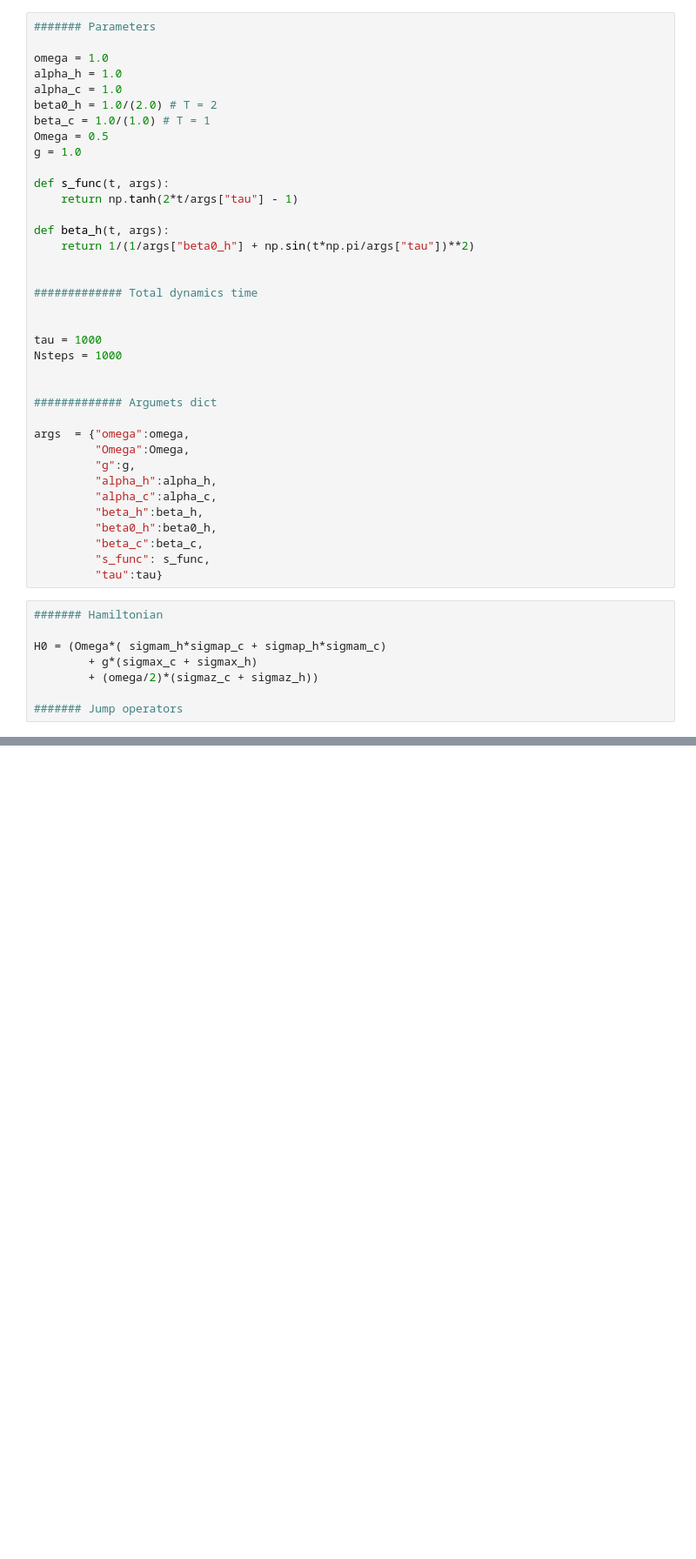
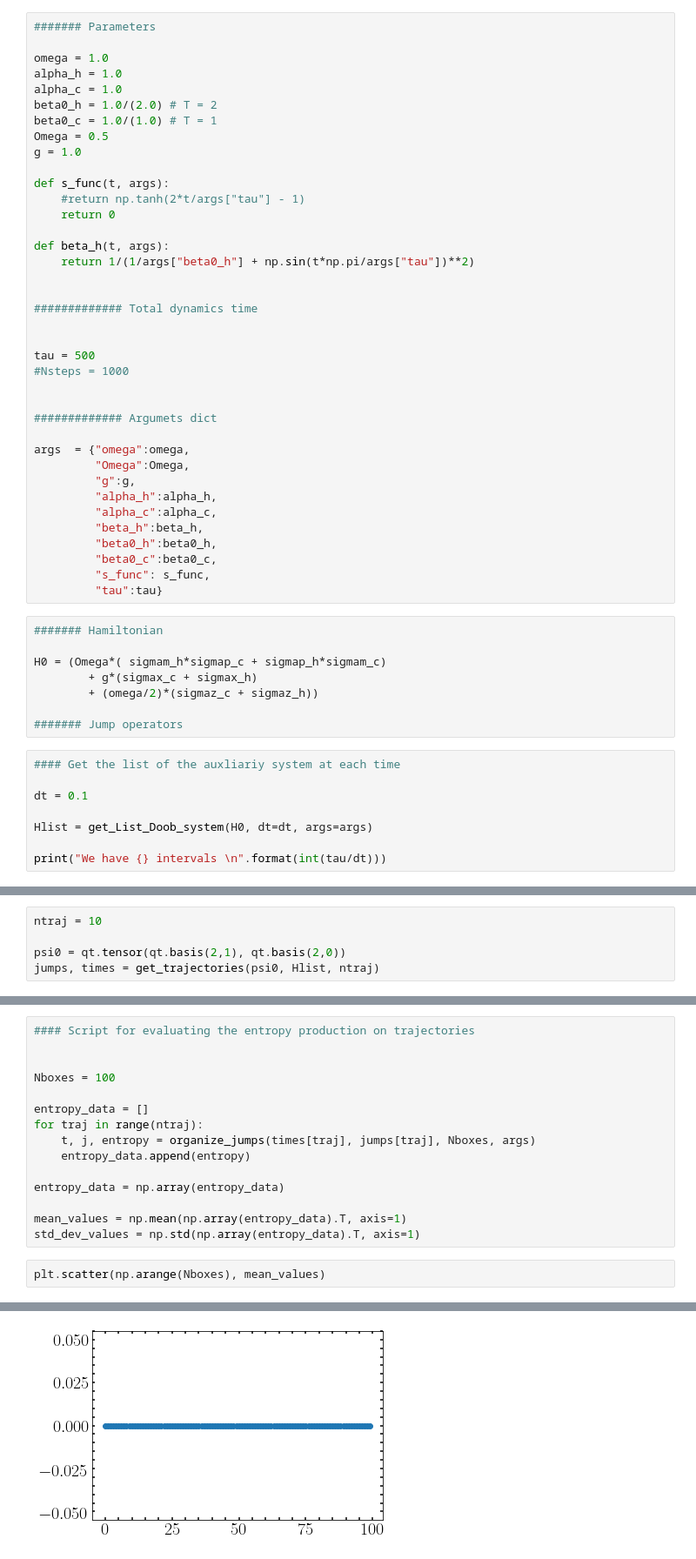
Before and after one commit to PauloJPS/2024-large-deviation-full-counting-statistics-in-adiabatic-open-quantum-dynamics, a Jupyter notebook: Codes/Adiabatic_Doob_trajectories.ipynb, the cells around one changed output, grey strips where cells are left out. Shown at 87% size. Cells and saved outputs as stored; diff of their text form; blank space fills up the shorter version.

```diff
--- a/Codes/Adiabatic_Doob_trajectories.ipynb
+++ b/Codes/Adiabatic_Doob_trajectories.ipynb
@@ -439,12 +529,13 @@ omega = 1.0
 alpha_h = 1.0
 alpha_c = 1.0
 beta0_h = 1.0/(2.0) # T = 2
-beta_c = 1.0/(1.0) # T = 1
+beta0_c = 1.0/(1.0) # T = 1
 Omega = 0.5
 g = 1.0
 
 def s_func(t, args):
-    return np.tanh(2*t/args["tau"] - 1)
+    #return np.tanh(2*t/args["tau"] - 1)
+    return 0
 
 def beta_h(t, args):
     return 1/(1/args["beta0_h"] + np.sin(t*np.pi/args["tau"])**2)
@@ -453,8 +544,8 @@ def beta_h(t, args):
 ############# Total dynamics time
 
 
-tau = 1000
-Nsteps = 1000
+tau = 500
+#Nsteps = 1000
 
 
 ############# Argumets dict
@@ -466,7 +557,7 @@ args  = {"omega":omega,
          "alpha_c":alpha_c,
          "beta_h":beta_h,
          "beta0_h":beta0_h,
-         "beta_c":beta_c,
+         "beta0_c":beta0_c,
          "s_func": s_func,
          "tau":tau}
 # %%
@@ -477,3 +568,11 @@ H0 = (Omega*( sigmam_h*sigmap_c + sigmap_h*sigmam_c)
         + (omega/2)*(sigmaz_c + sigmaz_h))
 
 ####### Jump operators
+# %%
+#### Get the list of the auxliariy system at each time
+
+dt = 0.1
+
+Hlist = get_List_Doob_system(H0, dt=dt, args=args)
+
+print("We have {} intervals \n".format(int(tau/dt)))
@@ -479,0 +597,5 @@ H0 = (Omega*( sigmam_h*sigmap_c + sigmap_h*sigmam_c)
+# %%
+ntraj = 10
+
+psi0 = qt.tensor(qt.basis(2,1), qt.basis(2,0))
+jumps, times = get_trajectories(psi0, Hlist, ntraj)
@@ -479,0 +620,18 @@ H0 = (Omega*( sigmam_h*sigmap_c + sigmap_h*sigmam_c)
+# %%
+#### Script for evaluating the entropy production on trajectories
+
+
+Nboxes = 100
+
+entropy_data = []
+for traj in range(ntraj):
+    t, j, entropy = organize_jumps(times[traj], jumps[traj], Nboxes, args)
+    entropy_data.append(entropy)
+
+entropy_data = np.array(entropy_data)
+
+mean_values = np.mean(np.array(entropy_data).T, axis=1)
+std_dev_values = np.std(np.array(entropy_data).T, axis=1)
+# %%
+plt.scatter(np.arange(Nboxes), mean_values)
+# %% [output]
@@ -479,0 +639 @@ H0 = (Omega*( sigmam_h*sigmap_c + sigmap_h*sigmam_c)
+[figure, added]
```
Also changed, not shown: parts of 12 cells of this notebook.
